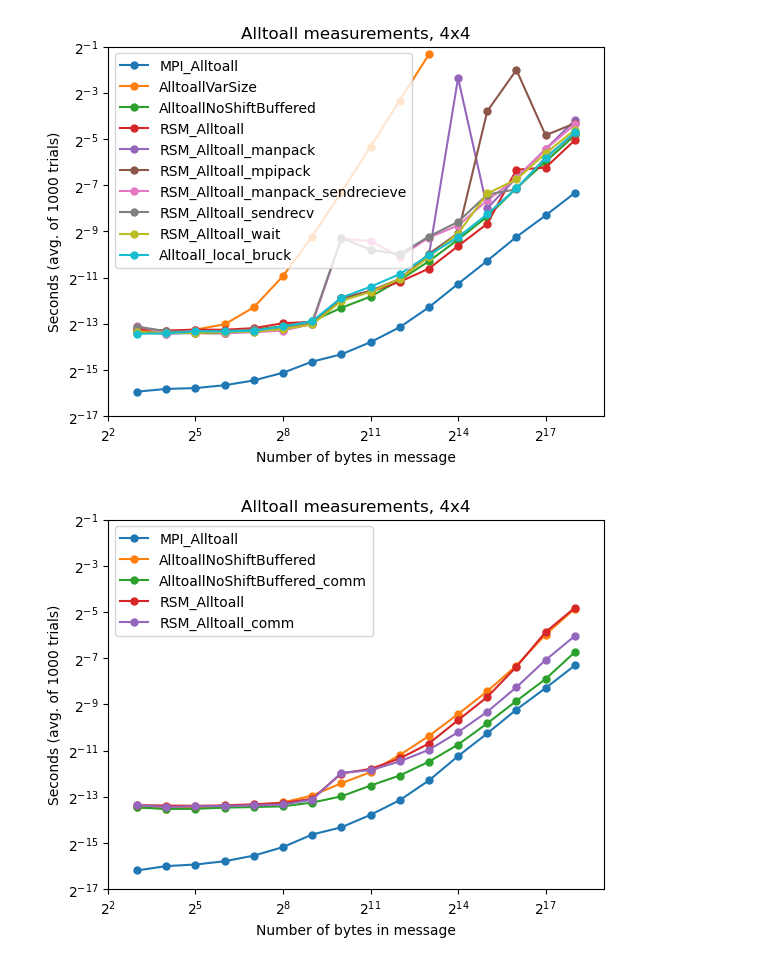
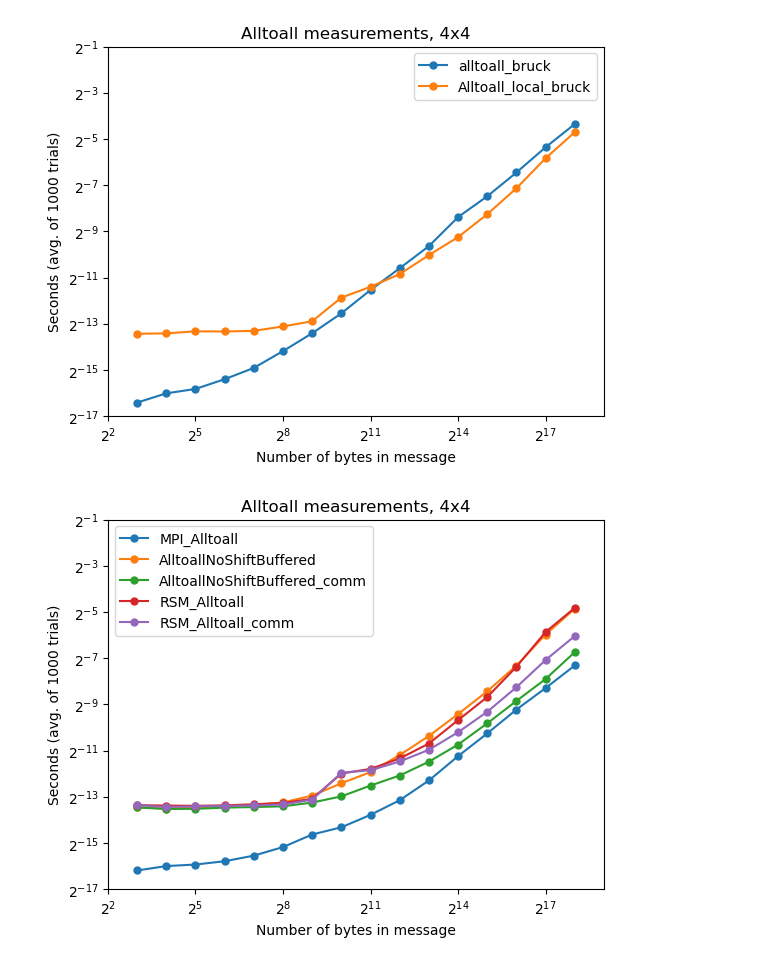
Before and after one commit to mctimm/CS542-Project, a Jupyter notebook: plots.ipynb, the cells around one changed output. Saved outputs shown, nothing was run; the diff lists cells and outputs as text; code cells hidden in the pictures.

Commit message:
update plots

```diff
--- a/plots.ipynb
+++ b/plots.ipynb
@@ -15,36 +15,38 @@ data_manpack_sr = data_4x4[data_4x4["algorithm"] == "RSM_Alltoall_manpack_sendre
 data_sr = data_4x4[data_4x4["algorithm"] == "RSM_Alltoall_sendrecv"]
 data_wait = data_4x4[data_4x4["algorithm"] == "RSM_Alltoall_wait"]
 data_local_bruck = data_4x4[data_4x4["algorithm"] == "Alltoall_local_bruck"]
+data_bruck = data_4x4[data_4x4["algorithm"] == "alltoall_bruck"]
 # %%
 fig = plt.figure()
 ax = fig.add_subplot(1, 1, 1)
 
-ax.plot(data_openmpi["num_doubles_per_proc"]*8/16, data_openmpi["seconds"], 'o-', label='MPI_Alltoall', markersize=5)
-ax.plot(data_local["num_doubles_per_proc"]*8/16, data_local["seconds"], 'o-', label='AlltoallVarSize', markersize=5)
-#ax.plot(data_comm["num_doubles_per_proc"]*8/16, data_comm["seconds"], 'o-', label='AlltoallVarSize_comm', markersize=5)
-ax.plot(data_buff["num_doubles_per_proc"]*8/16, data_buff["seconds"], 'o-', label='AlltoallNoShiftBuffered', markersize=5)
+# ax.plot(data_openmpi["num_doubles_per_proc"]*8/16, data_openmpi["seconds"], 'o-', label='MPI_Alltoall', markersize=5)
+# ax.plot(data_local["num_doubles_per_proc"]*8/16, data_local["seconds"], 'o-', label='AlltoallVarSize', markersize=5)
+# ax.plot(data_comm["num_doubles_per_proc"]*8/16, data_comm["seconds"], 'o-', label='AlltoallVarSize_comm', markersize=5)
+# ax.plot(data_buff["num_doubles_per_proc"]*8/16, data_buff["seconds"], 'o-', label='AlltoallNoShiftBuffered', markersize=5)
 
-ax.plot(data_rsm["num_doubles_per_proc"]*8/16, data_rsm["seconds"], 'o-', label='RSM_Alltoall', markersize=5)
-ax.plot(data_manpack["num_doubles_per_proc"]*8/16, data_manpack["seconds"], 'o-', label='RSM_Alltoall_manpack', markersize=5)
-ax.plot(data_mpipack["num_doubles_per_proc"]*8/16, data_mpipack["seconds"], 'o-', label='RSM_Alltoall_mpipack', markersize=5)
-ax.plot(data_manpack_sr["num_doubles_per_proc"]*8/16, data_manpack_sr["seconds"], 'o-', label='RSM_Alltoall_manpack_sendrecieve', markersize=5)
-ax.plot(data_sr["num_doubles_per_proc"]*8/16, data_sr["seconds"], 'o-', label='RSM_Alltoall_sendrecv', markersize=5)
-ax.plot(data_wait["num_doubles_per_proc"]*8/16, data_wait["seconds"], 'o-', label='RSM_Alltoall_wait', markersize=5)
+# ax.plot(data_rsm["num_doubles_per_proc"]*8/16, data_rsm["seconds"], 'o-', label='RSM_Alltoall', markersize=5)
+# ax.plot(data_manpack["num_doubles_per_proc"]*8/16, data_manpack["seconds"], 'o-', label='RSM_Alltoall_manpack', markersize=5)
+# ax.plot(data_mpipack["num_doubles_per_proc"]*8/16, data_mpipack["seconds"], 'o-', label='RSM_Alltoall_mpipack', markersize=5)
+# ax.plot(data_manpack_sr["num_doubles_per_proc"]*8/16, data_manpack_sr["seconds"], 'o-', label='RSM_Alltoall_manpack_sendrecieve', markersize=5)
+# ax.plot(data_sr["num_doubles_per_proc"]*8/16, data_sr["seconds"], 'o-', label='RSM_Alltoall_sendrecv', markersize=5)
+# ax.plot(data_wait["num_doubles_per_proc"]*8/16, data_wait["seconds"], 'o-', label='RSM_Alltoall_wait', markersize=5)
 
+ax.plot(data_bruck["num_doubles_per_proc"]*8/16, data_bruck["seconds"], 'o-', label='alltoall_bruck', markersize=5)
 ax.plot(data_local_bruck["num_doubles_per_proc"]*8/16, data_local_bruck["seconds"], 'o-', label='Alltoall_local_bruck', markersize=5)
 
 plt.xlim([2**2, 2**19])
 plt.ylim([2**-17, 2**-1])
 ax.set_xscale('log', base=2)
 ax.set_yscale('log', base=2)
 ax.set_title("Alltoall measurements, 4x4")
 ax.set_xlabel("Number of bytes in message")
 ax.set_ylabel("Seconds (avg. of 1000 trials)")
 ax.legend()
 plt.savefig("alltoall_4x4.jpg")
 plt.show()
 # %% [output]
-[figure, old version]
+[figure, new version]
 # %%
 data_4x4_2 = pd.read_csv('results_4x4_2.csv')
 data_openmpi = data_4x4_2[data_4x4_2["algorithm"] == "MPI_Alltoall"]
```
Also changed, not shown: parts of 1 cell of this notebook.
